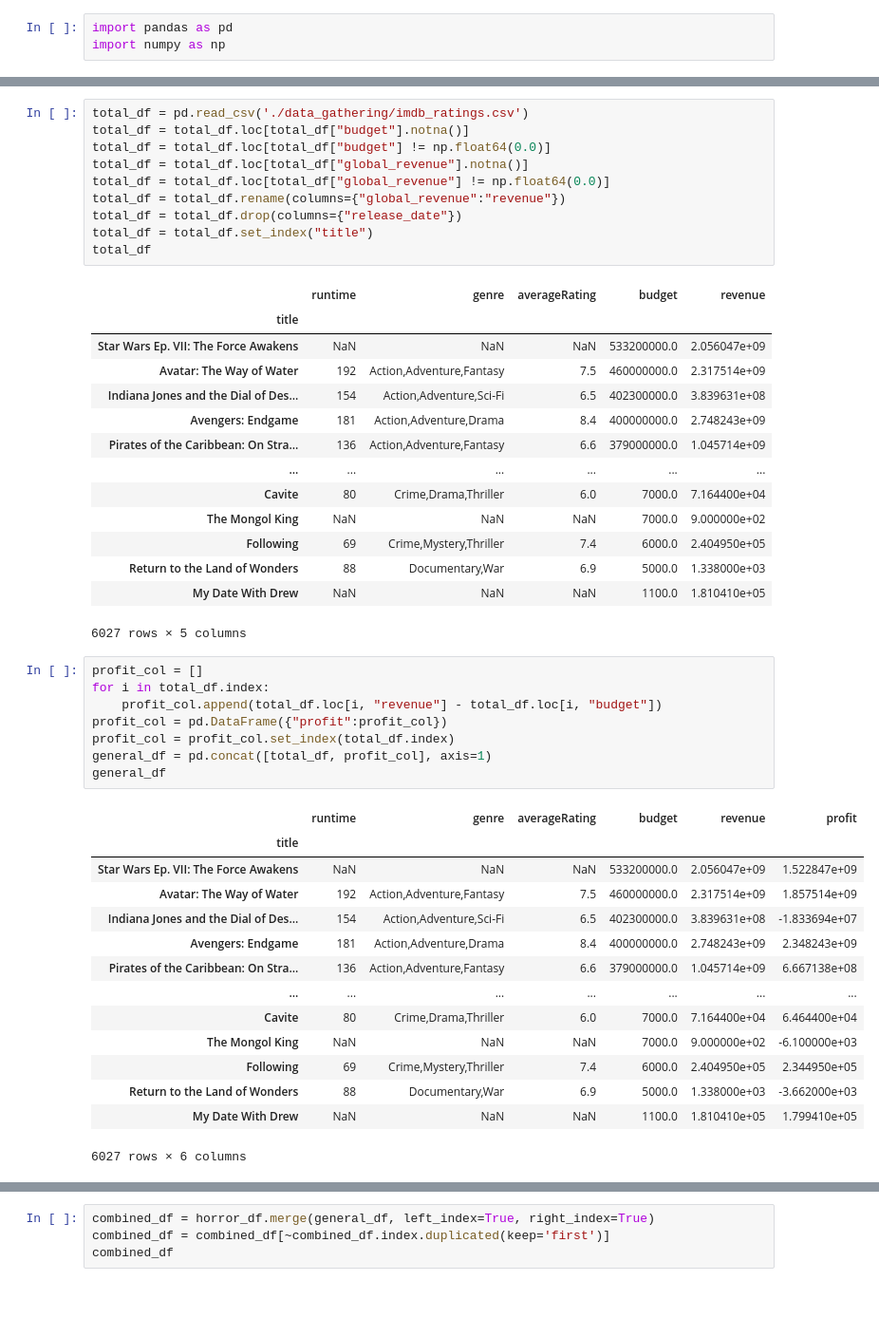
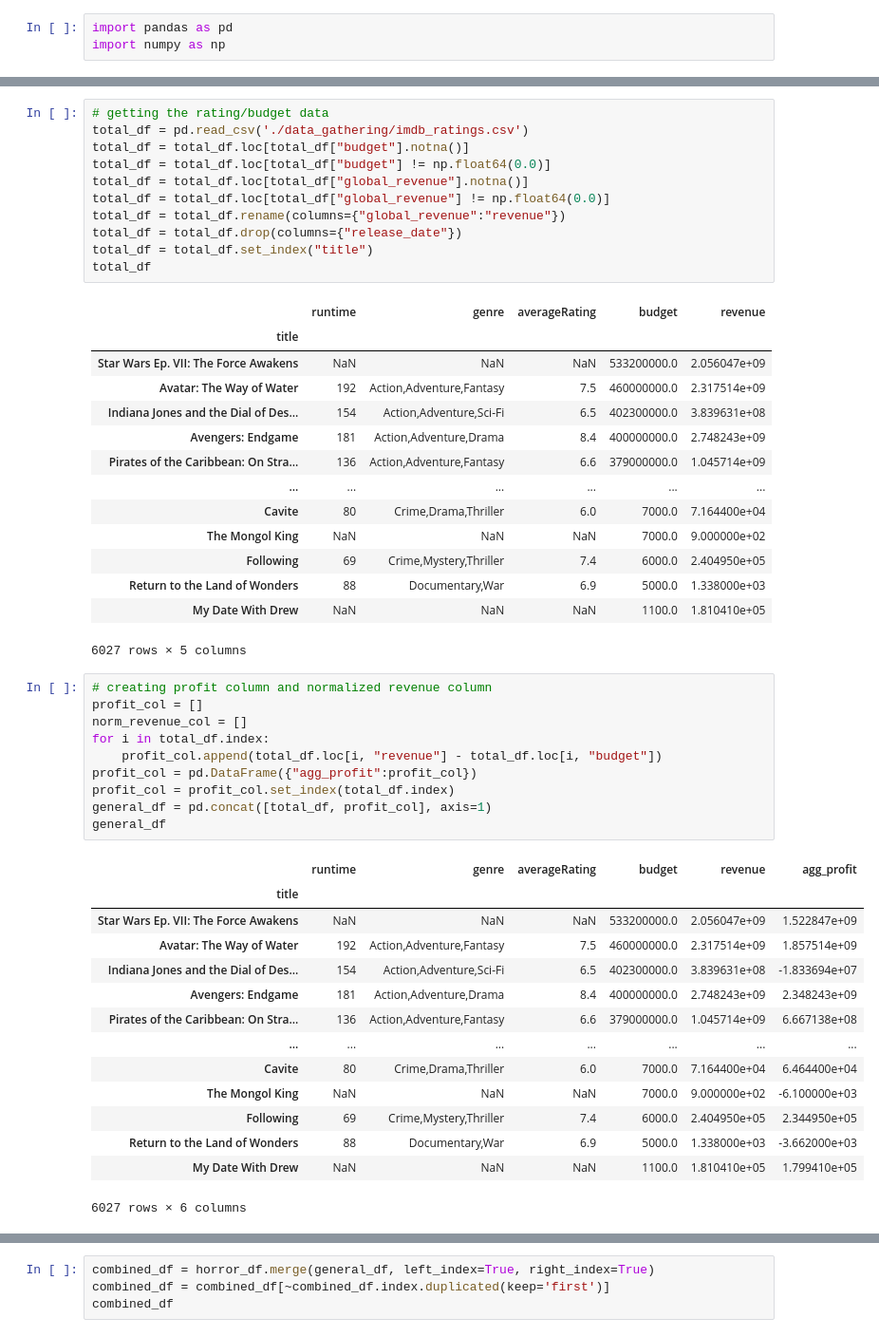
Before and after one commit to StevenAGoodman/tsa_data_science, a Jupyter notebook: main.ipynb, the cells around one changed output, grey strips where cells are left out. Shown at 95% size. Saved outputs shown, nothing was run; the diff lists cells and outputs as text; blank space fills up the shorter version.

```diff
--- a/main.ipynb
+++ b/main.ipynb
@@ -6,4 +6,5 @@ this is my *notes*
 # %%
+# getting the rating/budget data
 total_df = pd.read_csv('./data_gathering/imdb_ratings.csv')
 total_df = total_df.loc[total_df["budget"].notna()]
 total_df = total_df.loc[total_df["budget"] != np.float64(0.0)]
@@ -29,15 +30,17 @@ total_df
 | My Date With Drew | NaN | NaN | NaN | 1100.0 | 1.810410e+05 |
 6027 rows × 5 columns
 # %%
+# creating profit column and normalized revenue column
 profit_col = []
+norm_revenue_col = []
 for i in total_df.index:
     profit_col.append(total_df.loc[i, "revenue"] - total_df.loc[i, "budget"])
-profit_col = pd.DataFrame({"profit":profit_col})
+profit_col = pd.DataFrame({"agg_profit":profit_col})
 profit_col = profit_col.set_index(total_df.index)
 general_df = pd.concat([total_df, profit_col], axis=1)
 general_df
 # %% [output]
-|  | runtime | genre | averageRating | budget | revenue | profit |
+|  | runtime | genre | averageRating | budget | revenue | agg_profit |
 | title |  |  |  |  |  |  |
 | Star Wars Ep. VII: The Force Awakens | NaN | NaN | NaN | 533200000.0 | 2.056047e+09 | 1.522847e+09 |
 | Avatar: The Way of Water | 192 | Action,Adventure,Fantasy | 7.5 | 460000000.0 | 2.317514e+09 | 1.857514e+09 |
```
Also changed, not shown: parts of 6 cells of this notebook, 1 other file.
